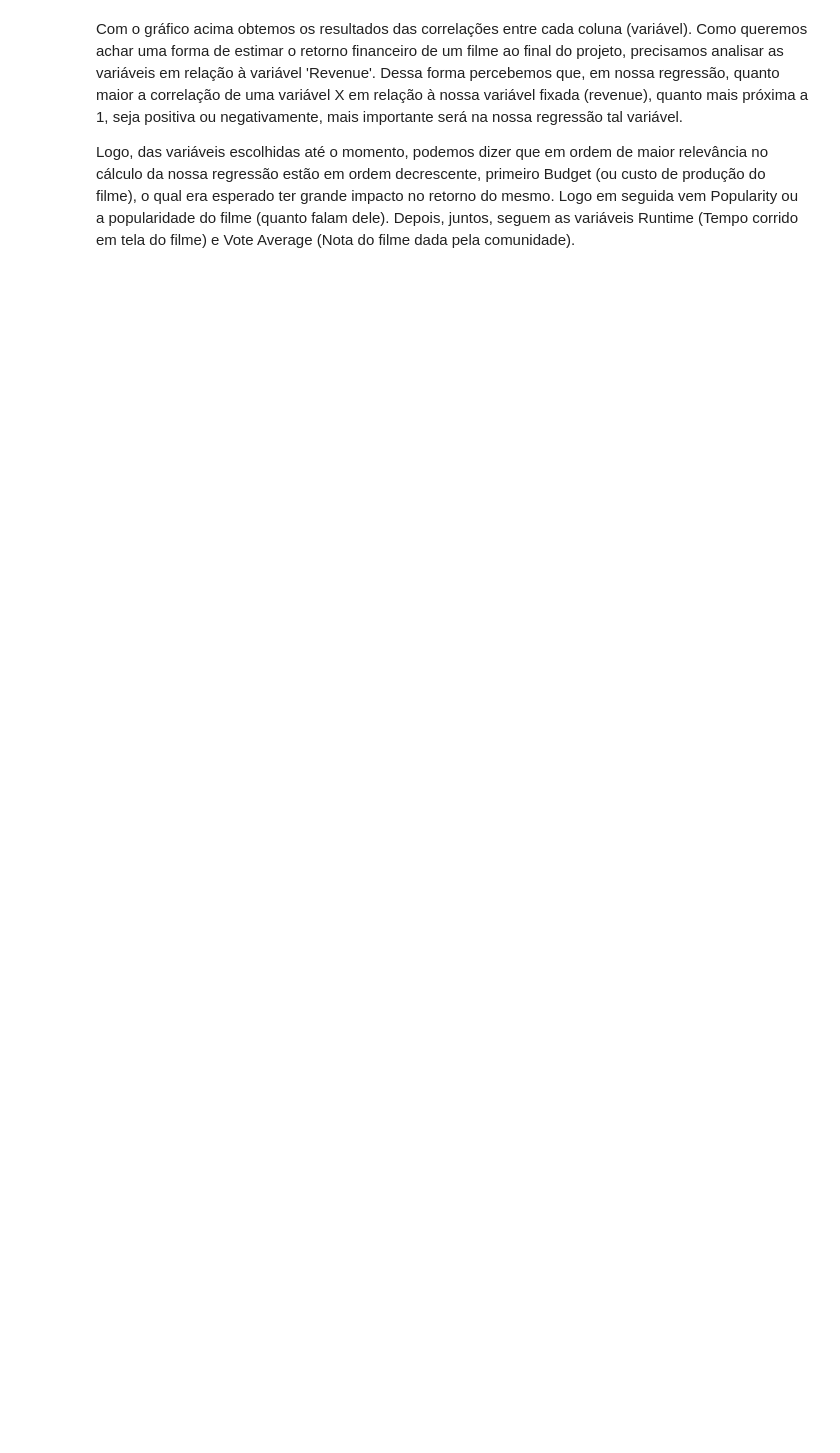
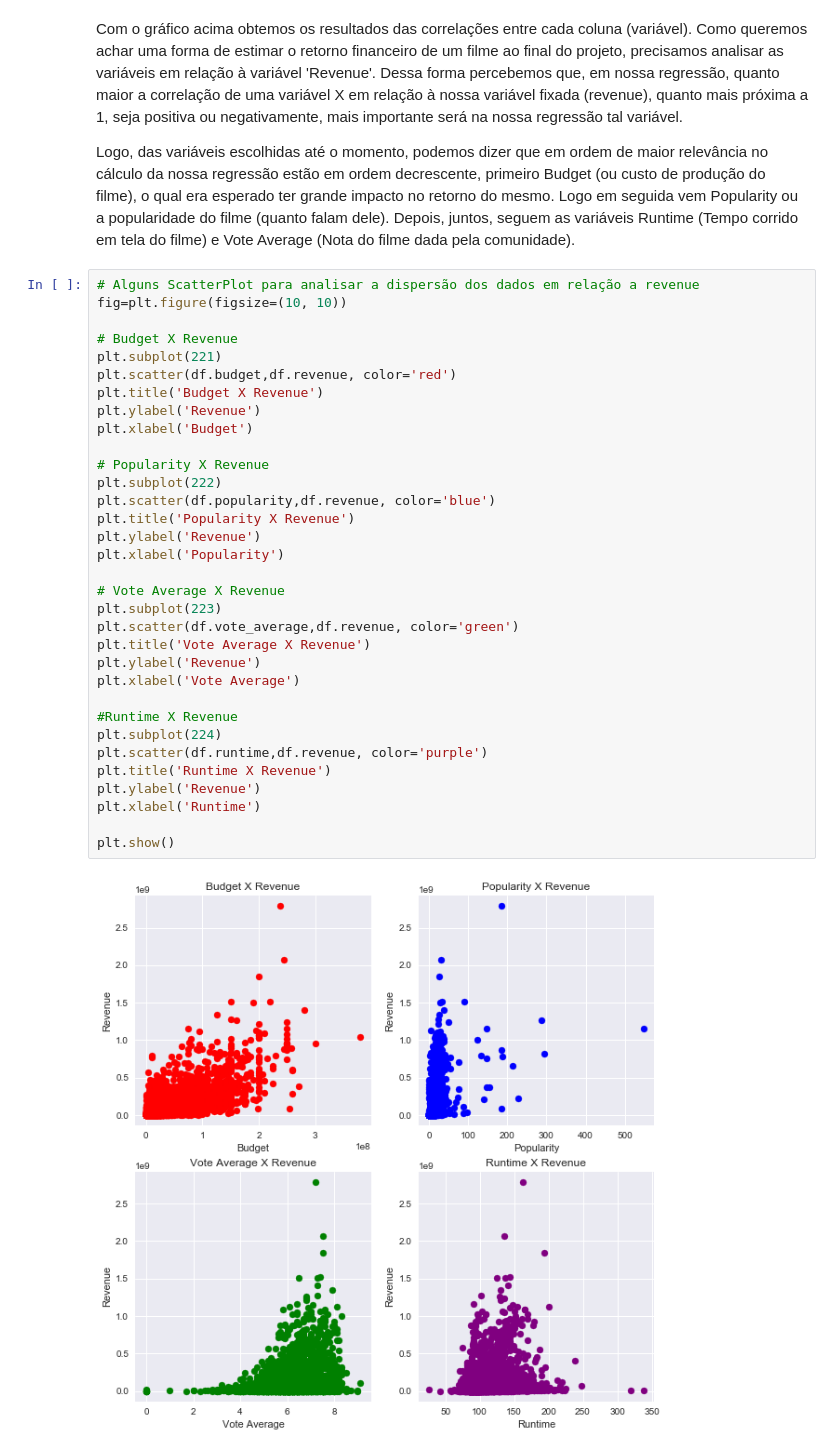
Before and after one commit to lucaslealvale/CD2018_Projeto3, a Jupyter notebook: Projeto 3.ipynb, the cells around one changed output. Saved outputs shown, nothing was run; the diff lists cells and outputs as text; blank space fills up the shorter version.

```diff
--- a/Projeto 3.ipynb
+++ b/Projeto 3.ipynb
@@ -72,3 +81,38 @@ sns.heatmap(df.corr(),annot = True,fmt='.1f')
 Com o gráfico acima obtemos os resultados das correlações entre cada coluna (variável). Como queremos achar uma forma de estimar o retorno financeiro de um filme ao final do projeto, precisamos analisar as variáveis em relação à variável 'Revenue'. Dessa forma percebemos que, em nossa regressão, quanto maior a correlação de uma variável X em relação à nossa variável fixada (revenue), quanto mais próxima a 1, seja positiva ou negativamente, mais importante será na nossa regressão tal variável.
 
 Logo, das variáveis escolhidas até o momento, podemos dizer que em ordem de maior relevância no cálculo da nossa regressão estão em ordem decrescente, primeiro Budget (ou custo de produção do filme), o qual era esperado ter grande impacto no retorno do mesmo. Logo em seguida vem Popularity ou a popularidade do filme (quanto falam dele). Depois, juntos, seguem as variáveis Runtime (Tempo corrido em tela do filme) e Vote Average (Nota do filme dada pela comunidade).
+# %%
+# Alguns ScatterPlot para analisar a dispersão dos dados em relação a revenue
+fig=plt.figure(figsize=(10, 10))
+
+# Budget X Revenue
+plt.subplot(221)
+plt.scatter(df.budget,df.revenue, color='red')
+plt.title('Budget X Revenue')
+plt.ylabel('Revenue')
+plt.xlabel('Budget')
+
+# Popularity X Revenue
+plt.subplot(222)
+plt.scatter(df.popularity,df.revenue, color='blue')
+plt.title('Popularity X Revenue')
+plt.ylabel('Revenue')
+plt.xlabel('Popularity')
+
+# Vote Average X Revenue
+plt.subplot(223)
+plt.scatter(df.vote_average,df.revenue, color='green')
+plt.title('Vote Average X Revenue')
+plt.ylabel('Revenue')
+plt.xlabel('Vote Average')
+
+#Runtime X Revenue
+plt.subplot(224)
+plt.scatter(df.runtime,df.revenue, color='purple')
+plt.title('Runtime X Revenue')
+plt.ylabel('Revenue')
+plt.xlabel('Runtime')
+
+plt.show()
+# %% [output]
+[figure, added]
```
Also changed, not shown: parts of 6 cells of this notebook.
